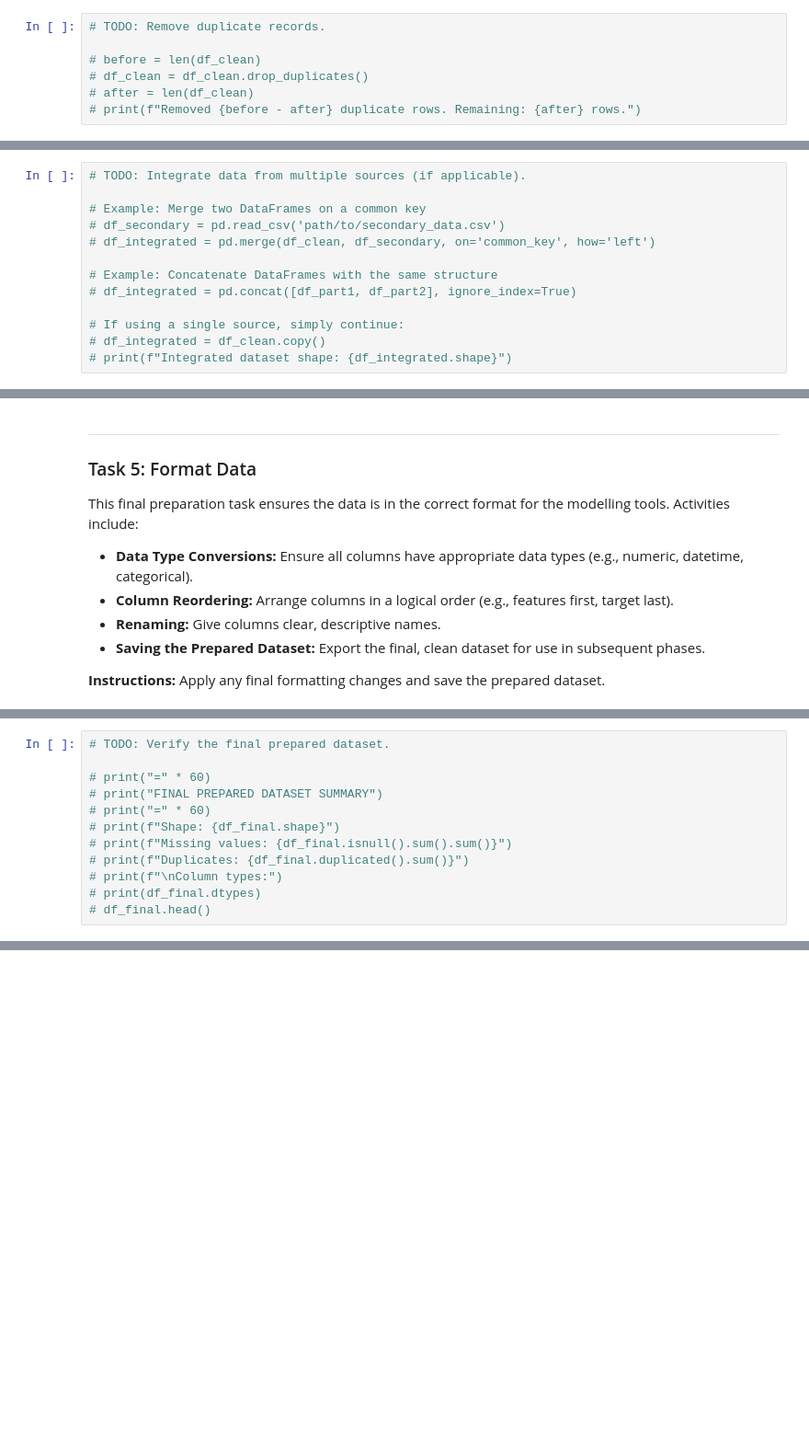
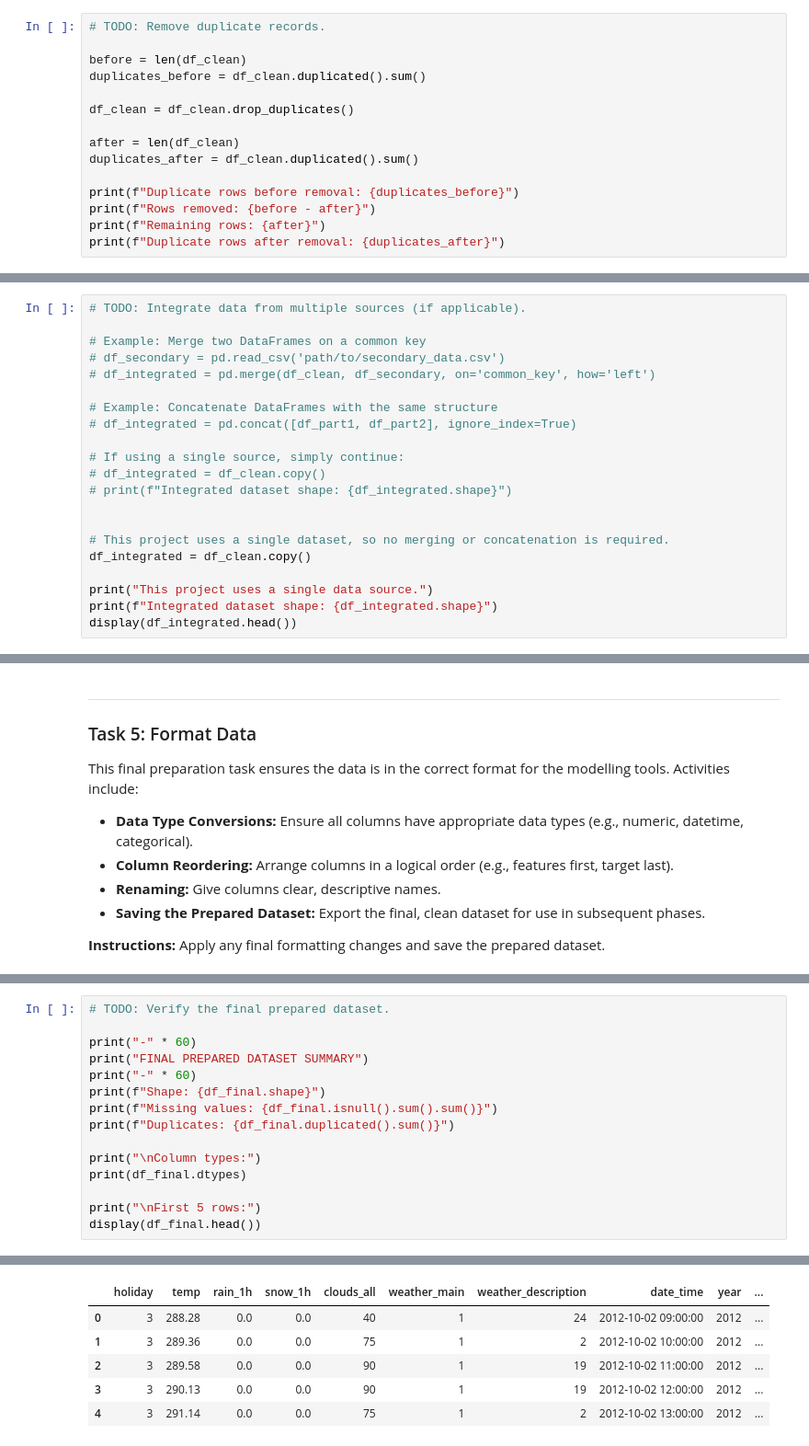
Before and after one commit to zeinaabouelmagdd/traffic-volume-forecasting-project, a Jupyter notebook: notebooks/Phase_3_Data_Preparation.ipynb, the cells around one changed output, grey strips where cells are left out. Shown at 92% size. Cells and saved outputs as stored; diff of their text form; blank space fills up the shorter version.

Commit message:
Phase 3 completed - data preparation

```diff
--- a/notebooks/Phase_3_Data_Preparation.ipynb
+++ b/notebooks/Phase_3_Data_Preparation.ipynb
@@ -91,7 +199,15 @@ Raise data quality to the level required by the selected analysis techniques. Cl
 # %%
 # TODO: Remove duplicate records.
 
-# before = len(df_clean)
-# df_clean = df_clean.drop_duplicates()
-# after = len(df_clean)
-# print(f"Removed {before - after} duplicate rows. Remaining: {after} rows.")
+before = len(df_clean)
+duplicates_before = df_clean.duplicated().sum()
+
+df_clean = df_clean.drop_duplicates()
+
+after = len(df_clean)
+duplicates_after = df_clean.duplicated().sum()
+
+print(f"Duplicate rows before removal: {duplicates_before}")
+print(f"Rows removed: {before - after}")
+print(f"Remaining rows: {after}")
+print(f"Duplicate rows after removal: {duplicates_after}")
@@ -176,3 +366,11 @@ If your project uses multiple data sources, this task involves merging or combin
 # If using a single source, simply continue:
 # df_integrated = df_clean.copy()
 # print(f"Integrated dataset shape: {df_integrated.shape}")
+
+
+# This project uses a single dataset, so no merging or concatenation is required.
+df_integrated = df_clean.copy()
+
+print("This project uses a single data source.")
+print(f"Integrated dataset shape: {df_integrated.shape}")
+display(df_integrated.head())
@@ -209,12 +487,16 @@ This final preparation task ensures the data is in the correct format for the mo
 # %%
 # TODO: Verify the final prepared dataset.
 
-# print("=" * 60)
-# print("FINAL PREPARED DATASET SUMMARY")
-# print("=" * 60)
-# print(f"Shape: {df_final.shape}")
-# print(f"Missing values: {df_final.isnull().sum().sum()}")
-# print(f"Duplicates: {df_final.duplicated().sum()}")
-# print(f"\nColumn types:")
-# print(df_final.dtypes)
-# df_final.head()
+print("-" * 60)
+print("FINAL PREPARED DATASET SUMMARY")
+print("-" * 60)
+print(f"Shape: {df_final.shape}")
+print(f"Missing values: {df_final.isnull().sum().sum()}")
+print(f"Duplicates: {df_final.duplicated().sum()}")
+
+print("\nColumn types:")
+print(df_final.dtypes)
+
+print("\nFirst 5 rows:")
+display(df_final.head())
+# %% [output]
@@ -221,3 +520,9 @@ This final preparation task ensures the data is in the correct format for the mo
+|  | holiday | temp | rain_1h | snow_1h | clouds_all | weather_main | weather_description | date_time | year | ... |
+| 0 | 3 | 288.28 | 0.0 | 0.0 | 40 | 1 | 24 | 2012-10-02 09:00:00 | 2012 | ... |
+| 1 | 3 | 289.36 | 0.0 | 0.0 | 75 | 1 | 2 | 2012-10-02 10:00:00 | 2012 | ... |
+| 2 | 3 | 289.58 | 0.0 | 0.0 | 90 | 1 | 19 | 2012-10-02 11:00:00 | 2012 | ... |
+| 3 | 3 | 290.13 | 0.0 | 0.0 | 90 | 1 | 19 | 2012-10-02 12:00:00 | 2012 | ... |
+| 4 | 3 | 291.14 | 0.0 | 0.0 | 75 | 1 | 2 | 2012-10-02 13:00:00 | 2012 | ... |
 # %%
 # TODO: Save the prepared dataset for use in Phase 4 (Modelling).
 
```
Also changed, not shown: parts of 18 cells of this notebook, 1 other file.
